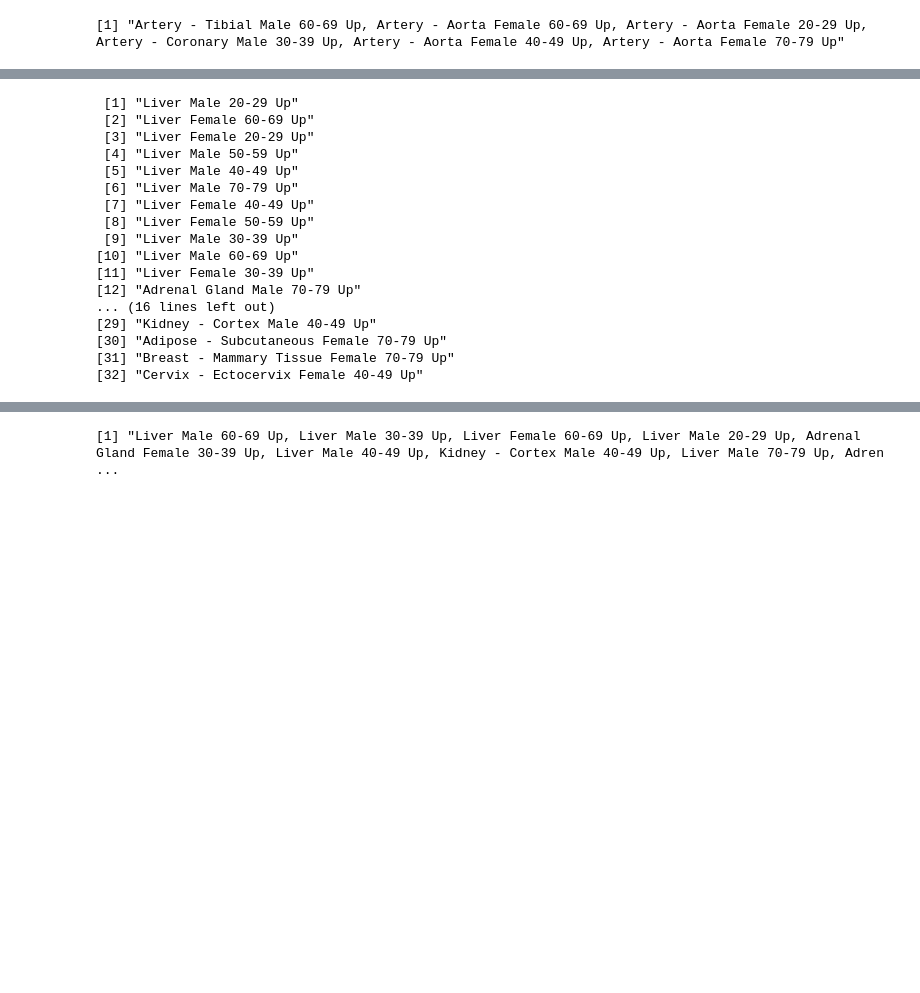
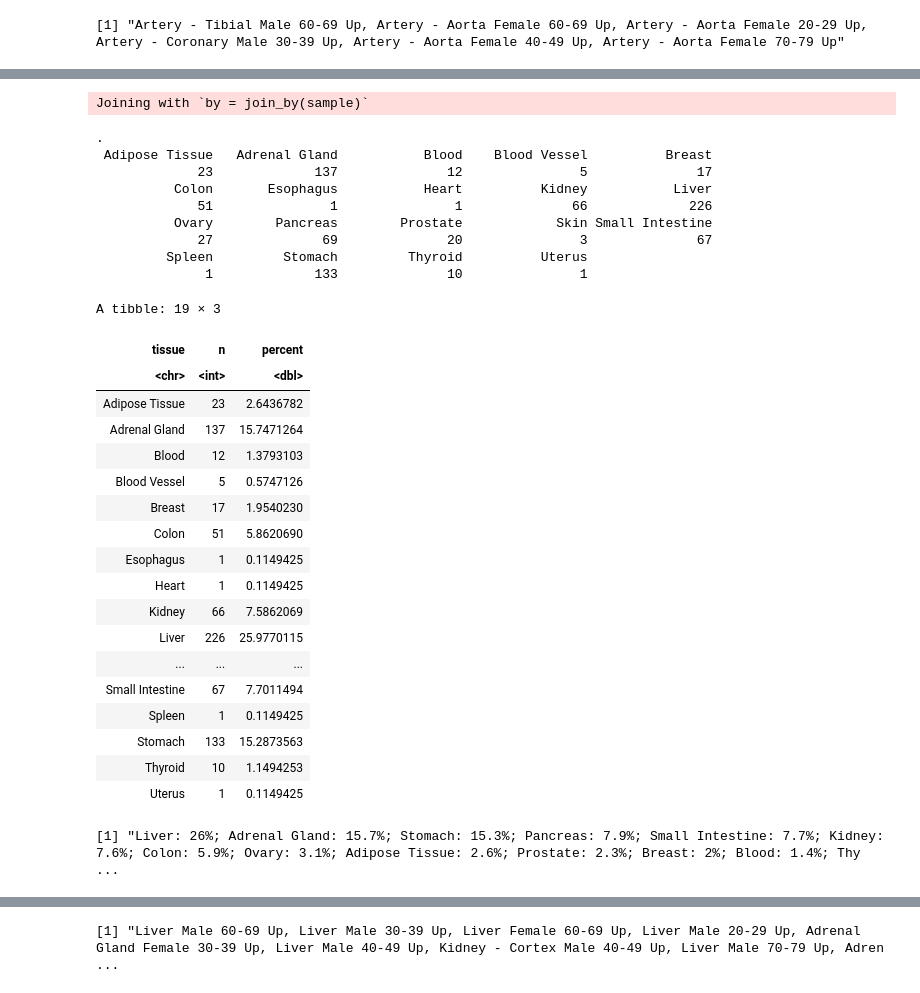
Before and after one commit to pivlab/plier2-analyses, a Jupyter notebook: nbs/01_model_building/gtex/03_gtex_plier_vs_ora.ipynb, the cells around one changed output, grey strips where cells are left out. Drawn from its saved outputs; the diff is of its cells as text; code cells hidden in the pictures; blank space fills up the shorter version.

```diff
--- a/nbs/01_model_building/gtex/03_gtex_plier_vs_ora.ipynb
+++ b/nbs/01_model_building/gtex/03_gtex_plier_vs_ora.ipynb
@@ -473,23 +444,56 @@ A tibble: 50 × 5
-# %%
-gtex_list$LV15@result %>%
-  filter(p.adjust < 0.05) %>%
-  pull(Description) %>%
-  unique()
-# %% [output]
- [1] "Liver Male 20-29 Up"
- [2] "Liver Female 60-69 Up"
- [3] "Liver Female 20-29 Up"
- [4] "Liver Male 50-59 Up"
- [5] "Liver Male 40-49 Up"
- [6] "Liver Male 70-79 Up"
- [7] "Liver Female 40-49 Up"
- [8] "Liver Female 50-59 Up"
- [9] "Liver Male 30-39 Up"
-[10] "Liver Male 60-69 Up"
-[11] "Liver Female 30-39 Up"
-[12] "Adrenal Gland Male 70-79 Up"
-... (16 lines left out)
-[29] "Kidney - Cortex Male 40-49 Up"
-[30] "Adipose - Subcutaneous Female 70-79 Up"
-[31] "Breast - Mammary Tissue Female 70-79 Up"
-[32] "Cervix - Ectocervix Female 40-49 Up"
+# %%
+lv15_df <- gtex_baseRes_B %>%
+    tibble::rownames_to_column("LV") %>%
+    filter(LV == "LV15") %>%
+    tidyr::pivot_longer(-LV, names_to = "sample", values_to = "score") %>%
+    arrange(desc(score)) %>%
+    dplyr::left_join(gtex_meta_sub)
+
+top_n <- ceiling(0.05 * nrow(lv15_df))
+lv15_df %>% slice_head(n = top_n) %>%
+pull(tissue) %>%
+table()
+
+lv15_df %>%
+    slice_head(n = top_n) %>%
+    count(tissue) %>%
+    mutate(percent = 100 * n / sum(n))
+
+lv15_df %>%
+    slice_head(n = top_n) %>%
+    count(tissue) %>%
+    arrange(desc(n)) %>%
+    mutate(percent = 100 * as.numeric(n) / sum(as.numeric(n))) %>%
+    mutate(msg = paste0(tissue, ": ", round(percent, 1), "%")) %>%
+    { paste(.$msg, collapse = "; ") }
+# %% [output]
+Joining with `by = join_by(sample)`
+.
+ Adipose Tissue   Adrenal Gland           Blood    Blood Vessel          Breast
+             23             137              12               5              17
+          Colon       Esophagus           Heart          Kidney           Liver
+             51               1               1              66             226
+          Ovary        Pancreas        Prostate            Skin Small Intestine
+             27              69              20               3              67
+         Spleen         Stomach         Thyroid          Uterus
+              1             133              10               1
+A tibble: 19 × 3
+| tissue | n | percent |
+| <chr> | <int> | <dbl> |
+| Adipose Tissue | 23 | 2.6436782 |
+| Adrenal Gland | 137 | 15.7471264 |
+| Blood | 12 | 1.3793103 |
+| Blood Vessel | 5 | 0.5747126 |
+| Breast | 17 | 1.9540230 |
+| Colon | 51 | 5.8620690 |
+| Esophagus | 1 | 0.1149425 |
+| Heart | 1 | 0.1149425 |
+| Kidney | 66 | 7.5862069 |
+| Liver | 226 | 25.9770115 |
+| ... | ... | ... |
+| Small Intestine | 67 | 7.7011494 |
+| Spleen | 1 | 0.1149425 |
+| Stomach | 133 | 15.2873563 |
+| Thyroid | 10 | 1.1494253 |
+| Uterus | 1 | 0.1149425 |
+[1] "Liver: 26%; Adrenal Gland: 15.7%; Stomach: 15.3%; Pancreas: 7.9%; Small Intestine: 7.7%; Kidney: 7.6%; Colon: 5.9%; Ovary: 3.1%; Adipose Tissue: 2.6%; Prostate: 2.3%; Breast: 2%; Blood: 1.4%; Thy ...
```
Also changed, not shown: parts of 5 cells of this notebook, 2 other files.
